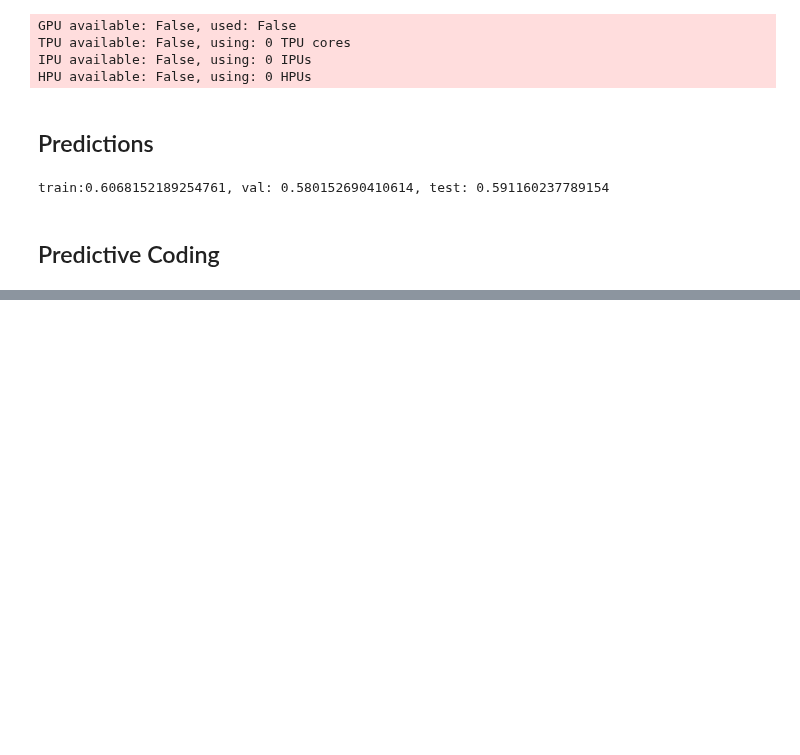
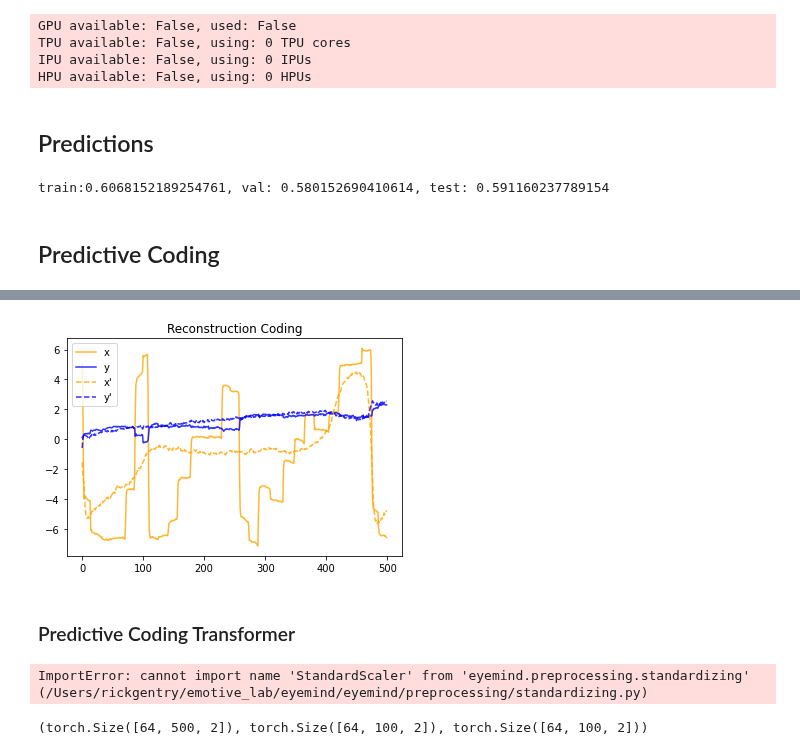
Before and after one commit to rosyvs/DeepGaze, a Jupyter notebook: notebooks/prediction_analysis.ipynb, the cells around one changed output, grey strips where cells are left out. Drawn from its saved outputs; the diff is of its cells as text; code cells hidden in the pictures; blank space fills up the shorter version.

```diff
--- a/notebooks/prediction_analysis.ipynb
+++ b/notebooks/prediction_analysis.ipynb
@@ -85,0 +100,15 @@ ValueError: not enough values to unpack (expected 4, got 2)
+# %%
+viz_recon(batch[0], rc_preds, "Reconstruction Coding")
+# %% [output]
+[figure, added]
+# %% [markdown]
+### Predictive Coding Transformer
+# %%
+from eyemind.models.transformers import InformerEncoderDecoderModel
+from eyemind.dataloading.informer_data import InformerDataModule
+from eyemind.dataloading.batch_loading import predictive_coding_batch
+checkpoint_path = "/Users/rickgentry/emotive_lab/eyemind/lightning_logs/version_11492416/checkpoints/epoch=99-step=1700.ckpt"
+model = load_model_from_checkpoint(InformerEncoderDecoderModel, checkpoint_path)
+dl = get_dataloader("/Users/rickgentry/emotive_lab/eyemind/lightning_logs/version_11492416/config.yaml", dm_cls=InformerDataModule)
+# %% [output]
+ImportError: cannot import name 'StandardScaler' from 'eyemind.preprocessing.standardizing' (/Users/rickgentry/emotive_lab/eyemind/eyemind/preprocessing/standardizing.py)
@@ -85,0 +126,4 @@ ValueError: not enough values to unpack (expected 4, got 2)
+# %%
+X_pc.shape, preds.shape, Y_pc.shape
+# %% [output]
+(torch.Size([64, 500, 2]), torch.Size([64, 100, 2]), torch.Size([64, 100, 2]))
```
Also changed, not shown: parts of 12 cells of this notebook, 12 other files.
